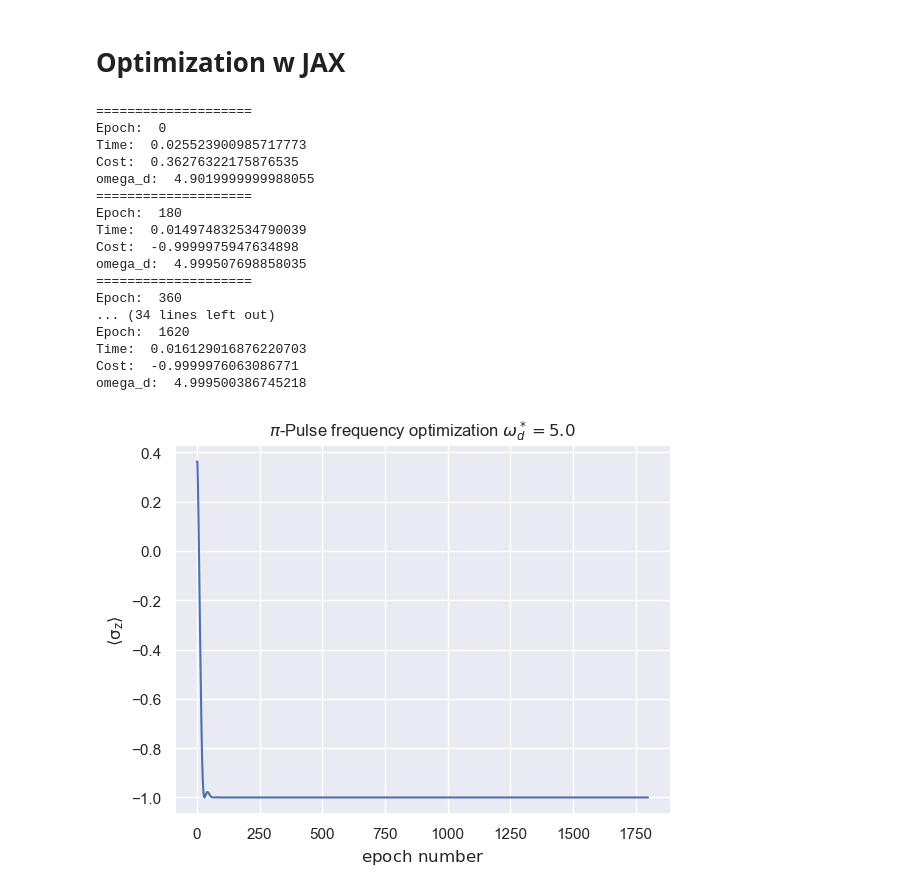
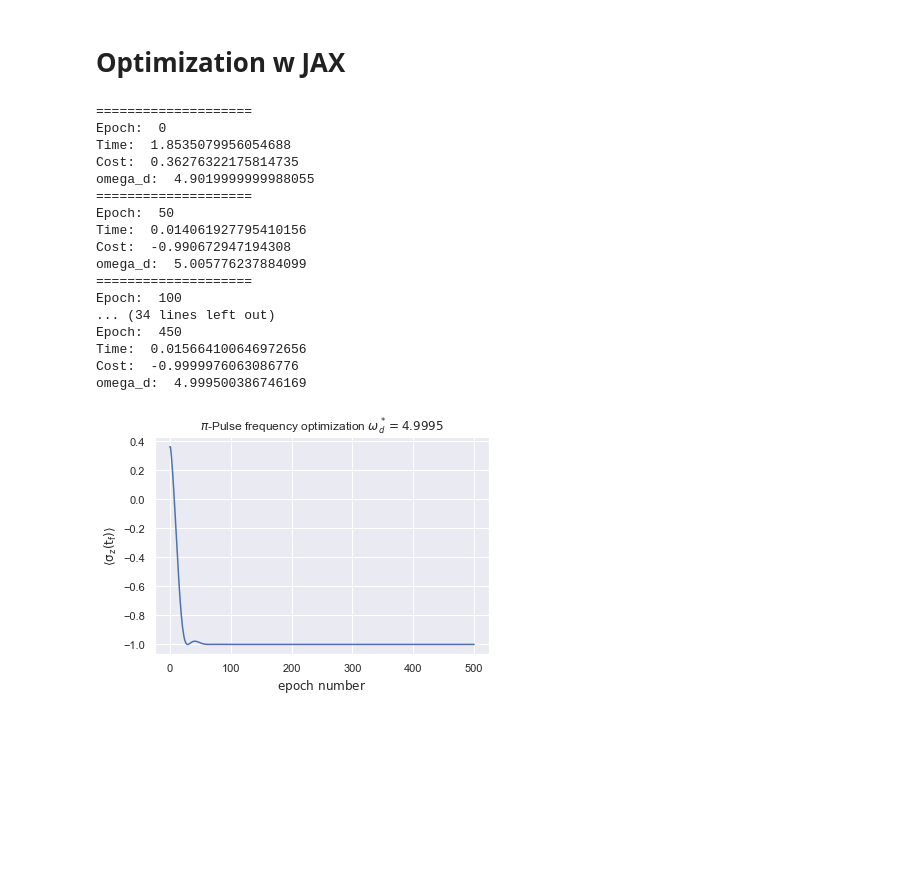
Before and after one commit to EQuS/bosonic, a Jupyter notebook: tutorials/jax/single_qubit.ipynb, the cells around one changed output. Cells and saved outputs as stored; diff of their text form; code cells hidden in the pictures; blank space fills up the shorter version.

```diff
--- a/tutorials/jax/single_qubit.ipynb
+++ b/tutorials/jax/single_qubit.ipynb
@@ -116,12 +131,12 @@ from jax.example_libraries.optimizers import adam
 from jax import jit, value_and_grad
 
 step_size = 2e-3
-epochs = 1800
+epochs = 500
 opt_init, opt_update, get_params = adam(step_size)
 
 @jit
 def cost(x):
-    return pi_exp(x)
+    return rabi_jax(x)
 
 @jit
 def update(x, opt_state):
@@ -153,32 +168,32 @@ omega_d_opt = get_params(opt_state)
 # %% [output]
 ====================
 Epoch:  0
-Time:  0.025523900985717773
-Cost:  0.36276322175876535
+Time:  1.8535079956054688
+Cost:  0.36276322175814735
 omega_d:  4.9019999999988055
 ====================
-Epoch:  180
-Time:  0.014974832534790039
-Cost:  -0.9999975947634898
-omega_d:  4.999507698858035
+Epoch:  50
+Time:  0.014061927795410156
+Cost:  -0.990672947194308
+omega_d:  5.005776237884099
 ====================
-Epoch:  360
+Epoch:  100
 ... (34 lines left out)
-Epoch:  1620
-Time:  0.016129016876220703
-Cost:  -0.9999976063086771
-omega_d:  4.999500386745218
+Epoch:  450
+Time:  0.015664100646972656
+Cost:  -0.9999976063086776
+omega_d:  4.999500386746169
 # %%
 def plot_cost_vs_epoch(log):
     _, ax = plt.subplots(1, 1)
     ax.plot(log["cost"])
     ax.set_xlabel(r"${\rm epoch\ number}$")
-    ax.set_ylabel(r"${\rm \langle \sigma_z \rangle}$")
+    ax.set_ylabel(r"${\rm \langle \sigma_z (t_f) \rangle}$")
     ax.set_title(r"${\rm training\ history}$")
     return ax
 # %%
 ax = plot_cost_vs_epoch(log)
-ax.set_title(f"$\pi$-Pulse frequency optimization $\\omega_d^* = {omega_d_opt:.3}$")
+ax.set_title(f"$\pi$-Pulse frequency optimization $\\omega_d^* = {omega_d_opt:.5}$")
 plt.show()
 # %% [output]
-[figure, old version]
+[figure, new version]
```
Also changed, not shown: parts of 8 cells of this notebook, 7 other files.
